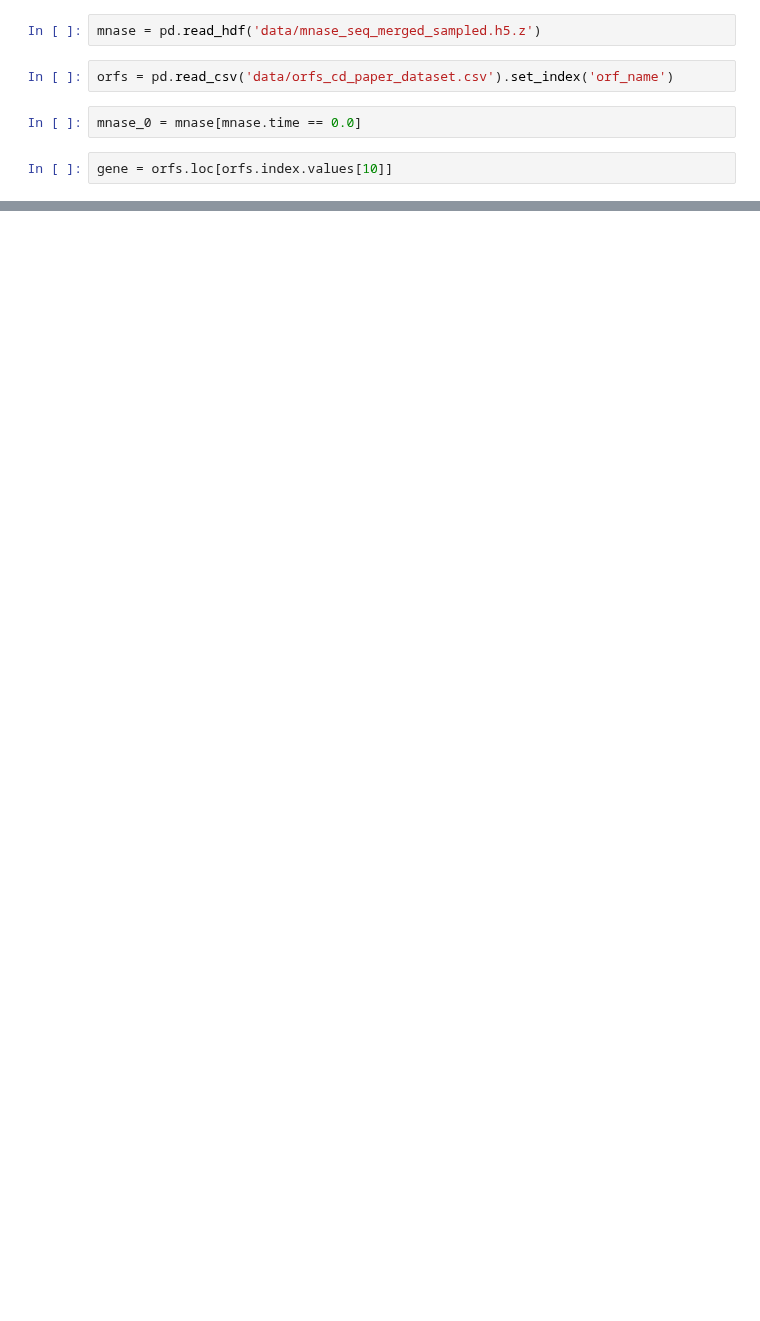
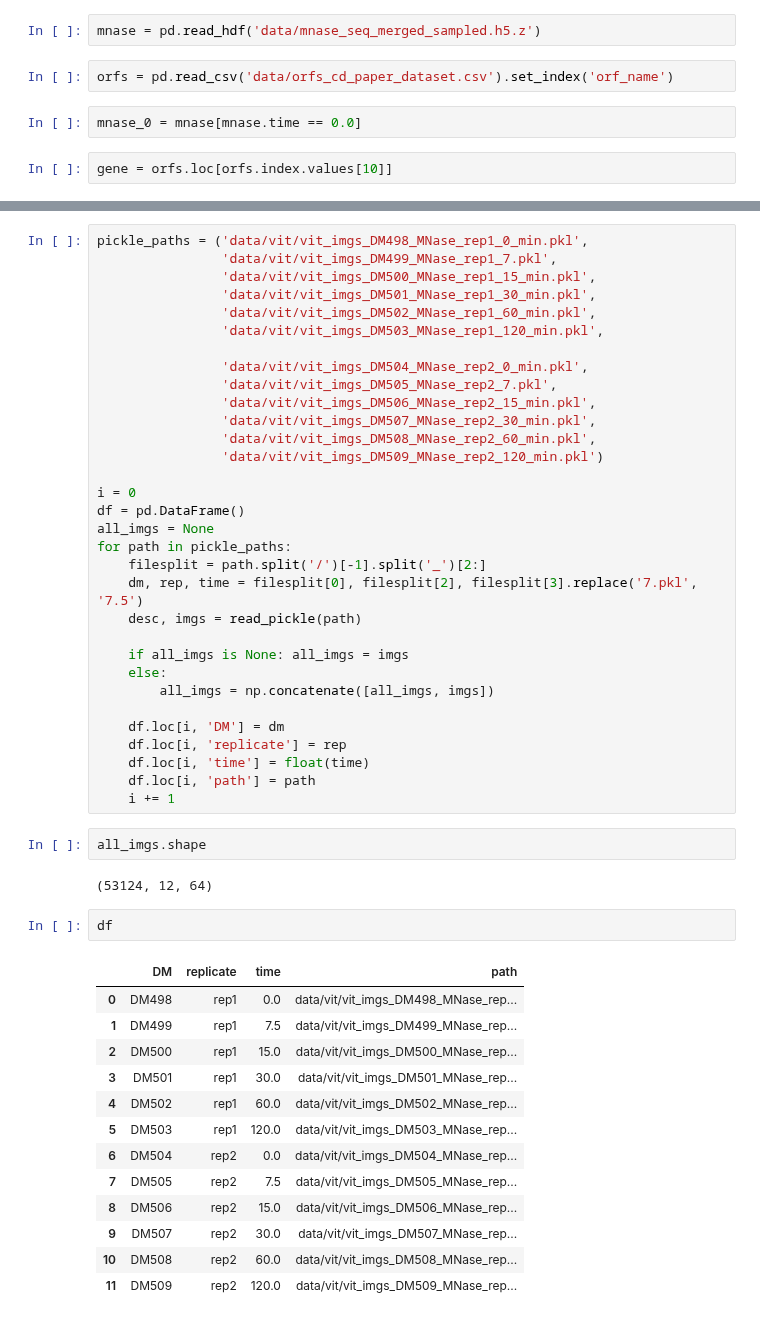
Before and after one commit to HarteminkLab/chromatin-transformers, a Jupyter notebook: Generate Data.ipynb, the cells around one changed output, grey strips where cells are left out. Saved outputs shown, nothing was run; the diff lists cells and outputs as text; blank space fills up the shorter version.

```diff
--- a/Generate Data.ipynb
+++ b/Generate Data.ipynb
@@ -47,0 +67,52 @@ vit_gen.plot_resized_img()
+# %%
+pickle_paths = ('data/vit/vit_imgs_DM498_MNase_rep1_0_min.pkl',
+                'data/vit/vit_imgs_DM499_MNase_rep1_7.pkl',
+                'data/vit/vit_imgs_DM500_MNase_rep1_15_min.pkl',
+                'data/vit/vit_imgs_DM501_MNase_rep1_30_min.pkl',
+                'data/vit/vit_imgs_DM502_MNase_rep1_60_min.pkl',
+                'data/vit/vit_imgs_DM503_MNase_rep1_120_min.pkl',
+
+                'data/vit/vit_imgs_DM504_MNase_rep2_0_min.pkl',
+                'data/vit/vit_imgs_DM505_MNase_rep2_7.pkl',
+                'data/vit/vit_imgs_DM506_MNase_rep2_15_min.pkl',
+                'data/vit/vit_imgs_DM507_MNase_rep2_30_min.pkl',
+                'data/vit/vit_imgs_DM508_MNase_rep2_60_min.pkl',
+                'data/vit/vit_imgs_DM509_MNase_rep2_120_min.pkl')
+
+i = 0
+df = pd.DataFrame()
+all_imgs = None
+for path in pickle_paths:
+    filesplit = path.split('/')[-1].split('_')[2:]
+    dm, rep, time = filesplit[0], filesplit[2], filesplit[3].replace('7.pkl', '7.5')
+    desc, imgs = read_pickle(path)
+
+    if all_imgs is None: all_imgs = imgs
+    else:
+        all_imgs = np.concatenate([all_imgs, imgs])
+
+    df.loc[i, 'DM'] = dm
+    df.loc[i, 'replicate'] = rep
+    df.loc[i, 'time'] = float(time)
+    df.loc[i, 'path'] = path
+    i += 1
+# %%
+all_imgs.shape
+# %% [output]
+(53124, 12, 64)
+# %%
+df
+# %% [output]
+|  | DM | replicate | time | path |
+| 0 | DM498 | rep1 | 0.0 | data/vit/vit_imgs_DM498_MNase_rep... |
+| 1 | DM499 | rep1 | 7.5 | data/vit/vit_imgs_DM499_MNase_rep... |
+| 2 | DM500 | rep1 | 15.0 | data/vit/vit_imgs_DM500_MNase_rep... |
+| 3 | DM501 | rep1 | 30.0 | data/vit/vit_imgs_DM501_MNase_rep... |
+| 4 | DM502 | rep1 | 60.0 | data/vit/vit_imgs_DM502_MNase_rep... |
+| 5 | DM503 | rep1 | 120.0 | data/vit/vit_imgs_DM503_MNase_rep... |
+| 6 | DM504 | rep2 | 0.0 | data/vit/vit_imgs_DM504_MNase_rep... |
+| 7 | DM505 | rep2 | 7.5 | data/vit/vit_imgs_DM505_MNase_rep... |
+| 8 | DM506 | rep2 | 15.0 | data/vit/vit_imgs_DM506_MNase_rep... |
+| 9 | DM507 | rep2 | 30.0 | data/vit/vit_imgs_DM507_MNase_rep... |
+| 10 | DM508 | rep2 | 60.0 | data/vit/vit_imgs_DM508_MNase_rep... |
+| 11 | DM509 | rep2 | 120.0 | data/vit/vit_imgs_DM509_MNase_rep... |
```
Also changed, not shown: parts of 10 cells of this notebook, 3 other files.
